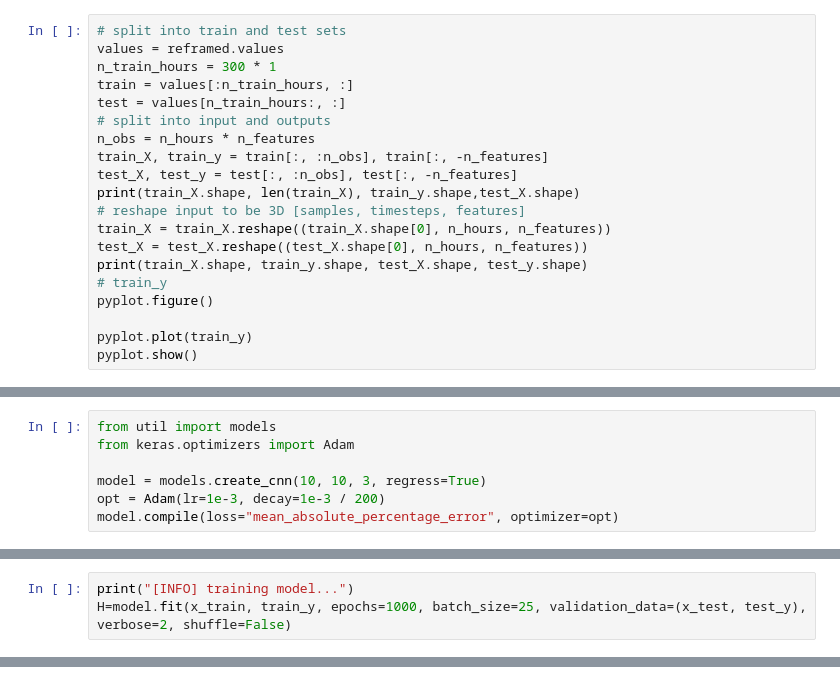
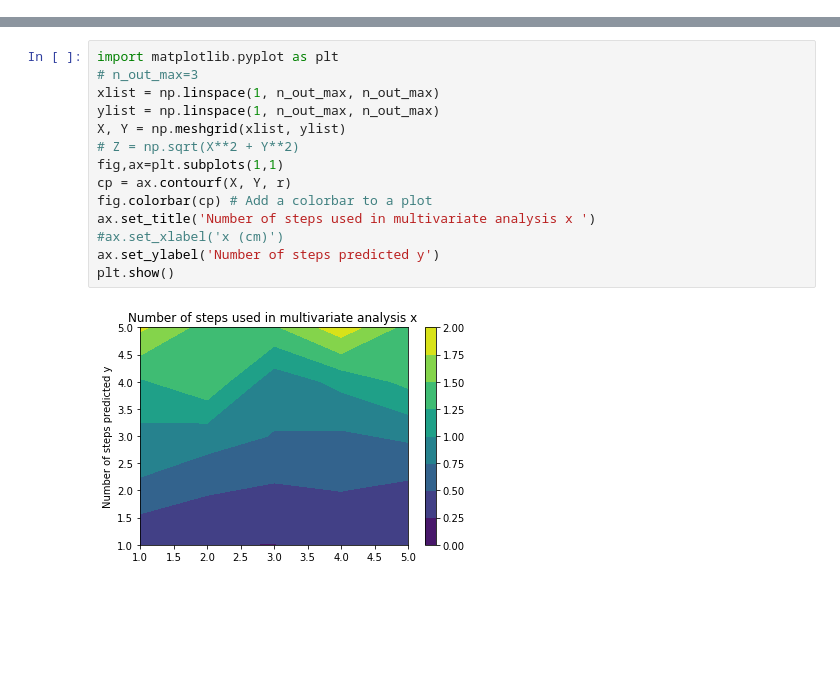
Before and after one commit to sydney-machine-learning/airpollution_deeplearning, a Jupyter notebook: pollution.ipynb, the cells around one changed output, grey strips where cells are left out. Drawn from its saved outputs; the diff is of its cells as text; blank space fills up the shorter version.

Commit message:
added both multivaiate and multi step functions

```diff
--- a/pollution.ipynb
+++ b/pollution.ipynb
@@ -156,20 +82,0 @@ pyplot.show()
-# %%
-# split into train and test sets
-values = reframed.values
-n_train_hours = 300 * 1
-train = values[:n_train_hours, :]
-test = values[n_train_hours:, :]
-# split into input and outputs
-n_obs = n_hours * n_features
-train_X, train_y = train[:, :n_obs], train[:, -n_features]
-test_X, test_y = test[:, :n_obs], test[:, -n_features]
-print(train_X.shape, len(train_X), train_y.shape,test_X.shape)
-# reshape input to be 3D [samples, timesteps, features]
-train_X = train_X.reshape((train_X.shape[0], n_hours, n_features))
-test_X = test_X.reshape((test_X.shape[0], n_hours, n_features))
-print(train_X.shape, train_y.shape, test_X.shape, test_y.shape)
-# train_y
-pyplot.figure()
-
-pyplot.plot(train_y)
-pyplot.show()
@@ -326,7 +82,0 @@ plt.show()
-# %%
-from util import models
-from keras.optimizers import Adam
-
-model = models.create_cnn(10, 10, 3, regress=True)
-opt = Adam(lr=1e-3, decay=1e-3 / 200)
-model.compile(loss="mean_absolute_percentage_error", optimizer=opt)
@@ -353,3 +82,0 @@ W0324 03:49:51.496865 140611845691136 deprecation_wrapper.py:119] From /home/ris
-# %%
-print("[INFO] training model...")
-H=model.fit(x_train, train_y, epochs=1000, batch_size=25, validation_data=(x_test, test_y), verbose=2, shuffle=False)
@@ -393,0 +193,16 @@ array([[[0.4       , 0.4       , 0.4       ],
+# %%
+import matplotlib.pyplot as plt
+# n_out_max=3
+xlist = np.linspace(1, n_out_max, n_out_max)
+ylist = np.linspace(1, n_out_max, n_out_max)
+X, Y = np.meshgrid(xlist, ylist)
+# Z = np.sqrt(X**2 + Y**2)
+fig,ax=plt.subplots(1,1)
+cp = ax.contourf(X, Y, r)
+fig.colorbar(cp) # Add a colorbar to a plot
+ax.set_title('Number of steps used in multivariate analysis x ')
+#ax.set_xlabel('x (cm)')
+ax.set_ylabel('Number of steps predicted y')
+plt.show()
+# %% [output]
+[figure, added]
```
Also changed, not shown: parts of 13 cells of this notebook.
